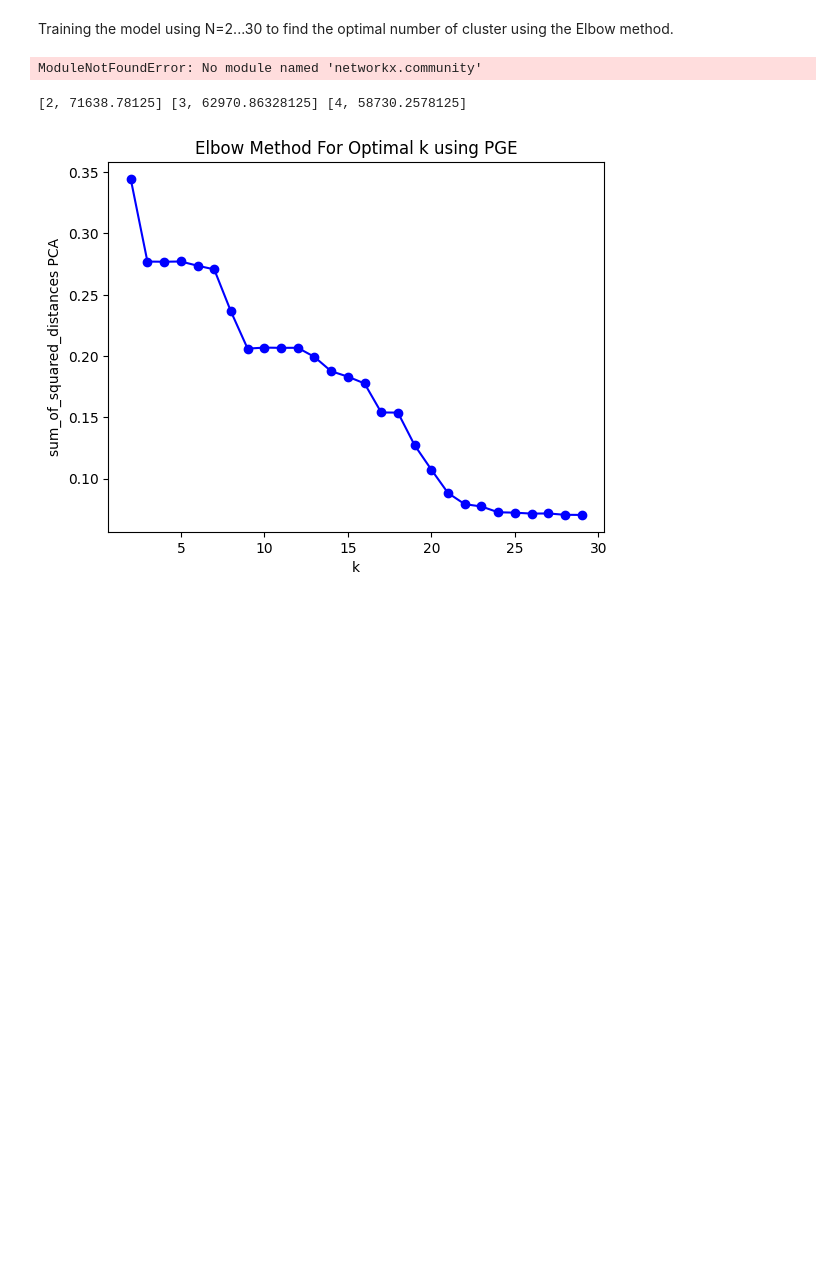
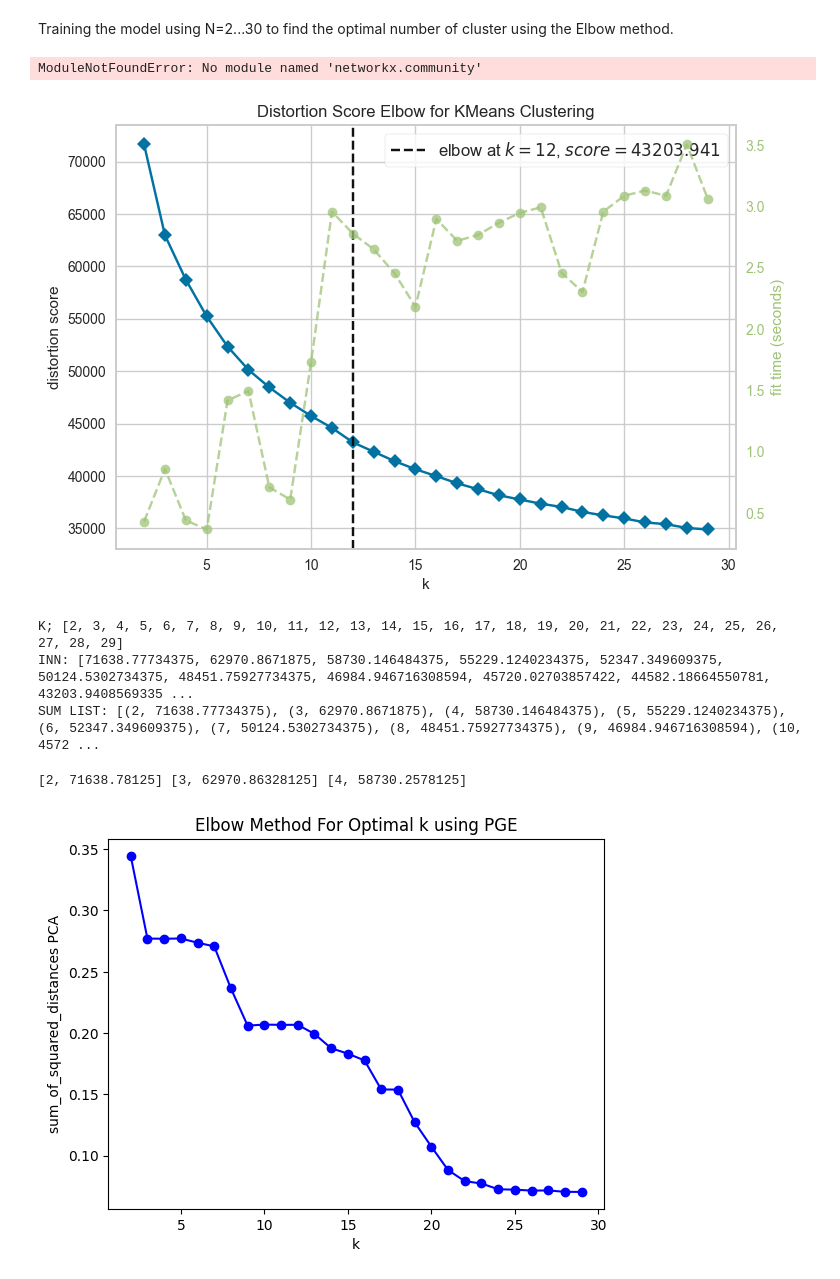
Before and after one commit to titichayajojo/Case-Study-1-Clustering, a Jupyter notebook: case_study1-2.ipynb, the cells around one changed output. Saved outputs shown, nothing was run; the diff lists cells and outputs as text; code cells hidden in the pictures; blank space fills up the shorter version.

Commit message:
add kvisualizer and sumlist for KMeans

```diff
--- a/case_study1-2.ipynb
+++ b/case_study1-2.ipynb
@@ -363,23 +363,10 @@ def train_squared(test_data, sum_list = [], ylabel = 'PCA', xlabel = 'PGE', Mode
     visualizer.fit(test_data)
     visualizer.show()
     optimal_k = visualizer.elbow_value_
-    # Collect k values and corresponding inertia values
+
     k_values = visualizer.k_values_
-    inertia_values = visualizer.elbow_score_
-
-    # Combine k_values and inertia_values into a list
-    if len(k_values) == 1:
-        sum_list = [(k_values[0], inertia_values)]
-    else:
-        sum_list = list(zip(k_values, inertia_values))
-
-    print("SUM LIST:",sum_list)
-
-    # for k in K:
-    #   model = Model(n_clusters=k, n_init=10)
-    #   model_fitted = model.fit(test_data)
-    #   sum_list.append([k,model_fitted.inertia_])
-      # print(sum_list)
+    k_scores = visualizer.k_scores_
+    sum_list = list(zip(k_values, k_scores))
 
   elif Model is AgglomerativeClustering:
     # print(param)
@@ -389,6 +376,7 @@ def train_squared(test_data, sum_list = [], ylabel = 'PCA', xlabel = 'PGE', Mode
       model = Model(n_clusters=k, metric=param['affinity'], linkage=param['linkage'])
       model_fitted = model.fit_predict(test_data)
       sum_list.append([k,silhouette_score(test_data, model_fitted)])
+
 
   elif Model is Louvain:
     K = np.arange(0.9, 1.1, 0.01)
@@ -412,18 +400,23 @@ def train_squared(test_data, sum_list = [], ylabel = 'PCA', xlabel = 'PGE', Mode
 # %%
 # KMeans PGE
 pge_pca_kmean_score = [] # PCA
 pge_umap_kmean_score = [] # UMAP
 
 # KMeans ResNet50
 resnet_pca_kmean_score = [] # PCA
 resnet_umap_kmean_score = [] # UMAP
 
 # Kmean
 train_squared(test_data_pge_pca, pge_pca_kmean_score, 'PCA', 'PGE', KMeans, n_clusters=30) # PGE PCA
-train_squared(test_data_pge_umap, pge_umap_kmean_score, 'UMAP', 'PGE', KMeans, n_clusters=30) # PGE UMAP
+# train_squared(test_data_pge_umap, pge_umap_kmean_score, 'UMAP', 'PGE', KMeans, n_clusters=30) # PGE UMAP
 
-train_squared(test_data_resnet50_pca, resnet_pca_kmean_score, 'PCA', 'ResNet50', KMeans, n_clusters=30) # ResNet50 PCA
-train_squared(test_data_resnet50_umap, resnet_umap_kmean_score, 'UMAP', 'ResNet50', KMeans, n_clusters=30) # ResNet50 UMAP
+# train_squared(test_data_resnet50_pca, resnet_pca_kmean_score, 'PCA', 'ResNet50', KMeans, n_clusters=30) # ResNet50 PCA
+# train_squared(test_data_resnet50_umap, resnet_umap_kmean_score, 'UMAP', 'ResNet50', KMeans, n_clusters=30) # ResNet50 UMAP
+# %% [output]
+[figure, added]
+K; [2, 3, 4, 5, 6, 7, 8, 9, 10, 11, 12, 13, 14, 15, 16, 17, 18, 19, 20, 21, 22, 23, 24, 25, 26, 27, 28, 29]
+INN: [71638.77734375, 62970.8671875, 58730.146484375, 55229.1240234375, 52347.349609375, 50124.5302734375, 48451.75927734375, 46984.946716308594, 45720.02703857422, 44582.18664550781, 43203.9408569335 ...
+SUM LIST: [(2, 71638.77734375), (3, 62970.8671875), (4, 58730.146484375), (5, 55229.1240234375), (6, 52347.349609375), (7, 50124.5302734375), (8, 48451.75927734375), (9, 46984.946716308594), (10, 4572 ...
 # %%
 x = [[2, 71638.78125], [3, 62970.86328125], [4, 58730.2578125]]
 print(*x)
```
